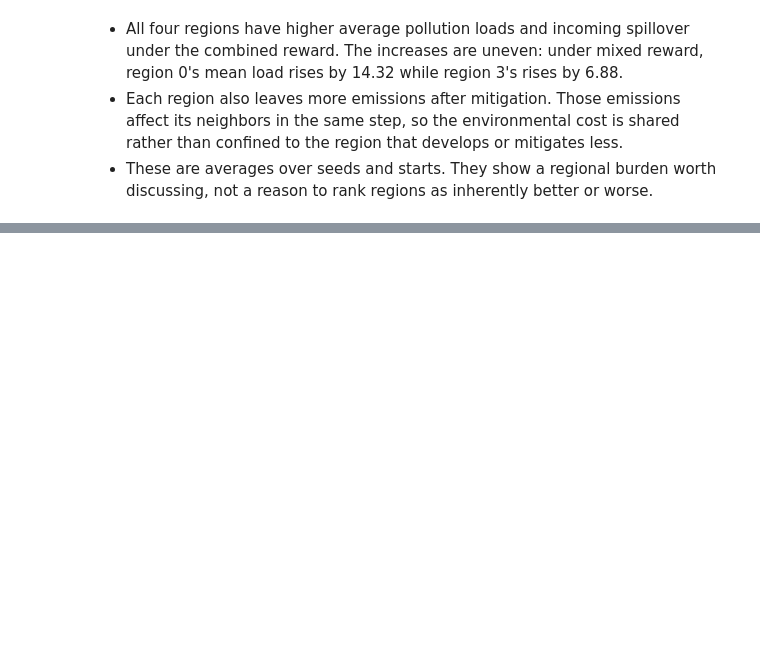
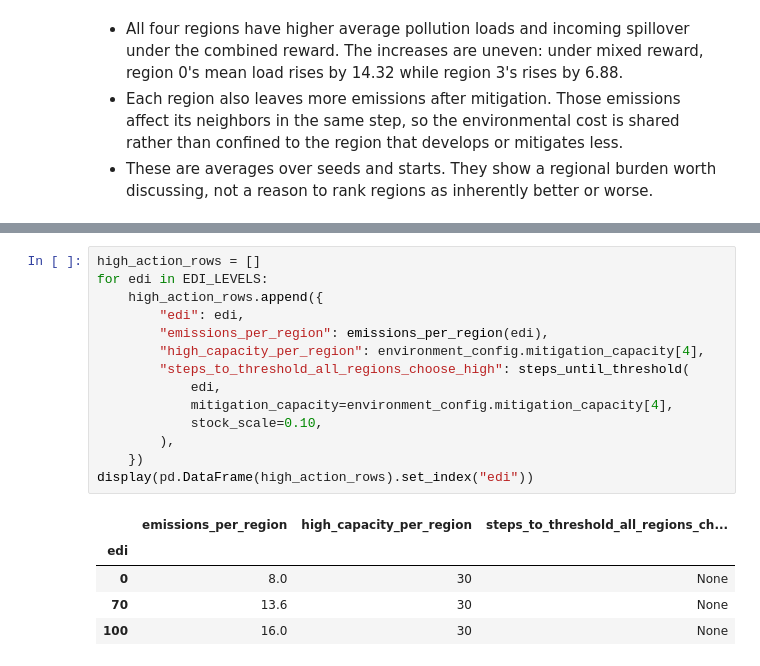
Before and after one commit to Barderus/regional-pollution-marl, a Jupyter notebook: study_2_economic_sustainability/notebooks/08_reward_design.ipynb, the cells around one changed output, grey strips where cells are left out. Cells and saved outputs as stored; diff of their text form; blank space fills up the shorter version.

```diff
--- a/study_2_economic_sustainability/notebooks/08_reward_design.ipynb
+++ b/study_2_economic_sustainability/notebooks/08_reward_design.ipynb
@@ -932,0 +996,20 @@ display(region_difference.groupby(level=["reward_mode", "region"]).mean().round(
+# %%
+high_action_rows = []
+for edi in EDI_LEVELS:
+    high_action_rows.append({
+        "edi": edi,
+        "emissions_per_region": emissions_per_region(edi),
+        "high_capacity_per_region": environment_config.mitigation_capacity[4],
+        "steps_to_threshold_all_regions_choose_high": steps_until_threshold(
+            edi,
+            mitigation_capacity=environment_config.mitigation_capacity[4],
+            stock_scale=0.10,
+        ),
+    })
+display(pd.DataFrame(high_action_rows).set_index("edi"))
+# %% [output]
+|  | emissions_per_region | high_capacity_per_region | steps_to_threshold_all_regions_ch... |
+| edi |  |  |  |
+| 0 | 8.0 | 30 | None |
+| 70 | 13.6 | 30 | None |
+| 100 | 16.0 | 30 | None |
```
Also changed, not shown: parts of 15 cells of this notebook.
